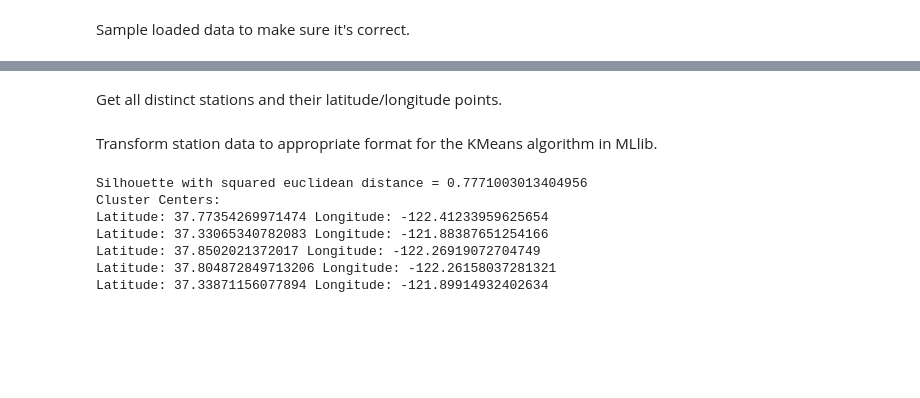
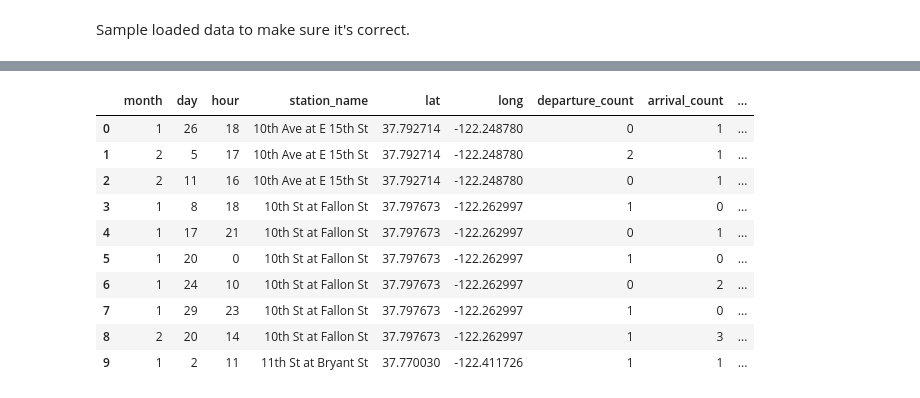
Before and after one commit to tangtan2/bike_share_rebalancing, a Jupyter notebook: tanya_tang_v2.ipynb, the cells around one changed output, grey strips where cells are left out. Cells and saved outputs as stored; diff of their text form; code cells hidden in the pictures; blank space fills up the shorter version.

```diff
--- a/tanya_tang_v2.ipynb
+++ b/tanya_tang_v2.ipynb
@@ -58,7 +123,7 @@ spark = pyspark.sql.SparkSession.builder.appName("appName").getOrCreate()
 # %% [markdown]
 Load data from previously cleaned **aggregateTripWeatherCrimeData** data.
 # %%
-v1data = spark.read.parquet('resources/v1_aggregate_trip_weather_crime_data.parquet')
+v1data = spark.read.parquet('resources/v1/v1_aggregate_trip_weather_crime_data.parquet')
 v1data.createOrReplaceTempView('v1data')
 # %% [markdown]
 Sample loaded data to make sure it's correct.
@@ -94,2 +129,0 @@ from pyspark.ml.evaluation import ClusteringEvaluator
-# %% [markdown]
-Get all distinct stations and their latitude/longitude points.
@@ -101,21 +130,17 @@ FROM v1data
-# %% [markdown]
-Transform station data to appropriate format for the KMeans algorithm in MLlib.
-# %%
-kmeans_data = station_data.rdd.map(lambda r: [Vectors.dense(r)]).toDF(['features'])
-station_kmeans = KMeans().setK(5).setSeed(1)
-station_model = station_kmeans.fit(kmeans_data)
-predictions = station_model.transform(kmeans_data)
-silhouette = ClusteringEvaluator().evaluate(predictions)
-print("Silhouette with squared euclidean distance = " + str(silhouette))
-centers = station_model.clusterCenters()
-print("Cluster Centers: ")
-for center in centers:
-    print('Latitude:', center[0], 'Longitude:', center[1])
-# %% [output]
-Silhouette with squared euclidean distance = 0.7771003013404956
-Cluster Centers:
-Latitude: 37.77354269971474 Longitude: -122.41233959625654
-Latitude: 37.33065340782083 Longitude: -121.88387651254166
-Latitude: 37.8502021372017 Longitude: -122.26919072704749
-Latitude: 37.804872849713206 Longitude: -122.26158037281321
-Latitude: 37.33871156077894 Longitude: -121.89914932402634
+# %%
+spark.sql("""
+SELECT * FROM v1data
+LIMIT 10
+""").toPandas()
+# %% [output]
+|  | month | day | hour | station_name | lat | long | departure_count | arrival_count | ... |
+| 0 | 1 | 26 | 18 | 10th Ave at E 15th St | 37.792714 | -122.248780 | 0 | 1 | ... |
+| 1 | 2 | 5 | 17 | 10th Ave at E 15th St | 37.792714 | -122.248780 | 2 | 1 | ... |
+| 2 | 2 | 11 | 16 | 10th Ave at E 15th St | 37.792714 | -122.248780 | 0 | 1 | ... |
+| 3 | 1 | 8 | 18 | 10th St at Fallon St | 37.797673 | -122.262997 | 1 | 0 | ... |
+| 4 | 1 | 17 | 21 | 10th St at Fallon St | 37.797673 | -122.262997 | 0 | 1 | ... |
+| 5 | 1 | 20 | 0 | 10th St at Fallon St | 37.797673 | -122.262997 | 1 | 0 | ... |
+| 6 | 1 | 24 | 10 | 10th St at Fallon St | 37.797673 | -122.262997 | 0 | 2 | ... |
+| 7 | 1 | 29 | 23 | 10th St at Fallon St | 37.797673 | -122.262997 | 1 | 0 | ... |
+| 8 | 2 | 20 | 14 | 10th St at Fallon St | 37.797673 | -122.262997 | 1 | 3 | ... |
+| 9 | 1 | 2 | 11 | 11th St at Bryant St | 37.770030 | -122.411726 | 1 | 1 | ... |
```
Also changed, not shown: parts of 57 cells of this notebook, 1 other file.
